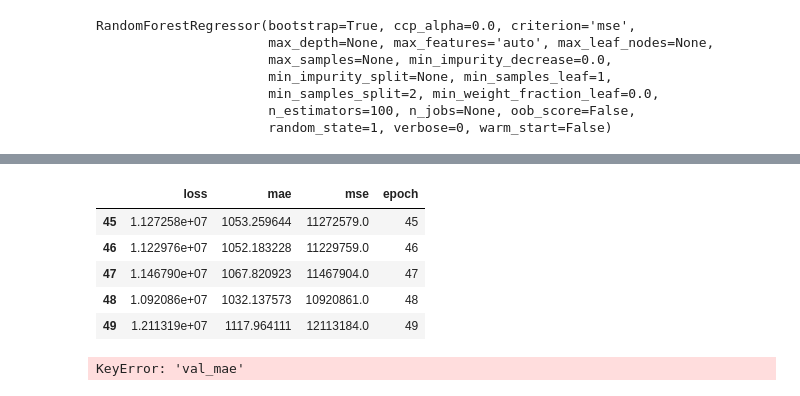
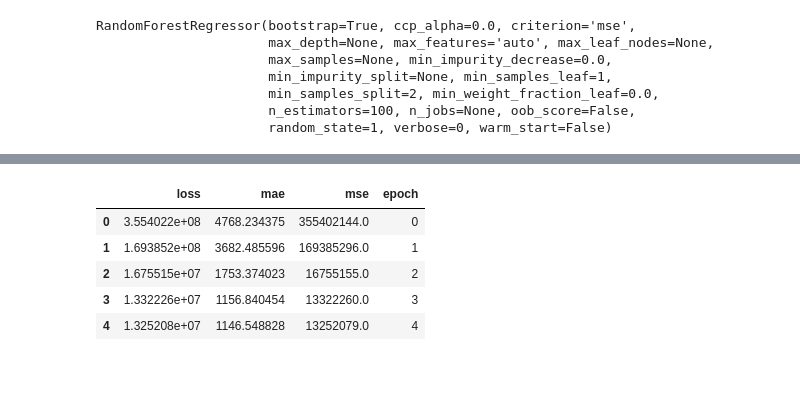
Before and after one commit to realToadtoad/COVIDForcast, a Jupyter notebook: ml/EarthxHack.ipynb, the cells around one changed output, grey strips where cells are left out. Saved outputs shown, nothing was run; the diff lists cells and outputs as text; code cells hidden in the pictures.

```diff
--- a/ml/EarthxHack.ipynb
+++ b/ml/EarthxHack.ipynb
@@ -79,4 +139,11 @@ addSeries = pd.Series(a)
+# %%
+denseSeries = seriesCreator(dense)
+ageSeries = seriesCreator(age)
 # %%
-data = pd.concat([data, addSeries.reindex(data.index)], axis = 1)
+def seriesConcat(series):
+    return pd.concat([data, series.reindex(data.index)], axis = 1)
+# %%
+data = seriesConcat(denseSeries)
+data = seriesConcat(ageSeries)
 # %%
-data.columns = ['date', 'state', 'fips', 'cases', 'deaths', 'pop_density']
+data.columns = ['date', 'state', 'fips', 'cases', 'deaths', 'pop_density', 'avg_age']
@@ -257,11 +340,11 @@ Epoch 20/20
 # %%
 hist = pd.DataFrame(history.history)
 hist['epoch'] = history.epoch
-hist.tail()
+hist.head()
 # %% [output]
 |  | loss | mae | mse | epoch |
-| 45 | 1.127258e+07 | 1053.259644 | 11272579.0 | 45 |
-| 46 | 1.122976e+07 | 1052.183228 | 11229759.0 | 46 |
-| 47 | 1.146790e+07 | 1067.820923 | 11467904.0 | 47 |
-| 48 | 1.092086e+07 | 1032.137573 | 10920861.0 | 48 |
-| 49 | 1.211319e+07 | 1117.964111 | 12113184.0 | 49 |
+| 0 | 3.554022e+08 | 4768.234375 | 355402144.0 | 0 |
+| 1 | 1.693852e+08 | 3682.485596 | 169385296.0 | 1 |
+| 2 | 1.675515e+07 | 1753.374023 | 16755155.0 | 2 |
+| 3 | 1.332226e+07 | 1156.840454 | 13322260.0 | 3 |
+| 4 | 1.325208e+07 | 1146.548828 | 13252079.0 | 4 |
@@ -274,5 +350,0 @@ plotter = tfdocs.plots.HistoryPlotter(smoothing_std = 2)
-# %%
-plotter.plot({'Basic': history}, metric = "mae")
-plt.ylabel('MAE [Confirmed Cases]')
-# %% [output]
-KeyError: 'val_mae'
```
Also changed, not shown: parts of 15 cells of this notebook, 1 other file.
